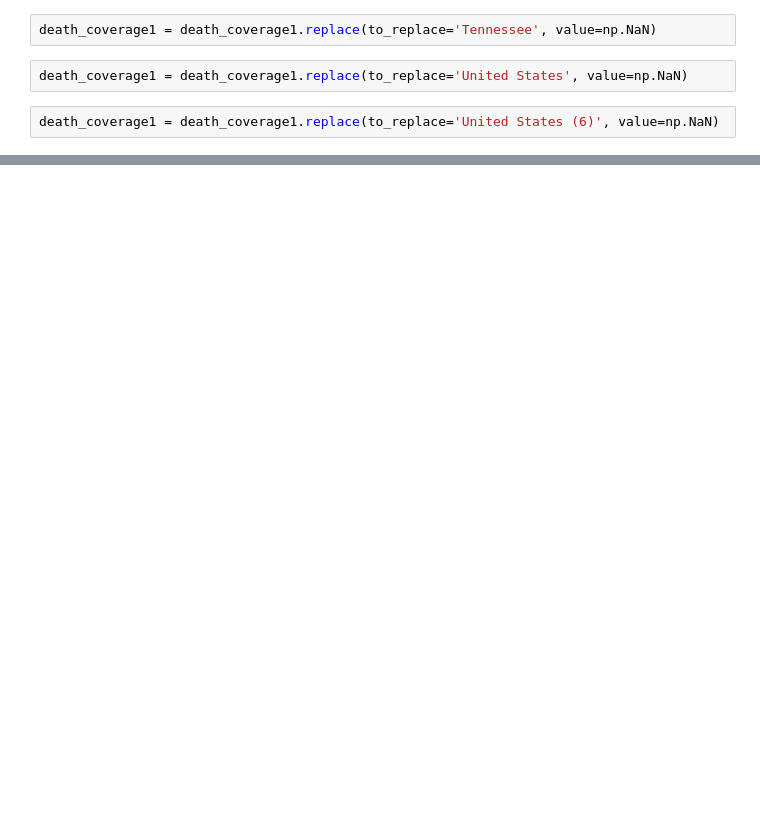
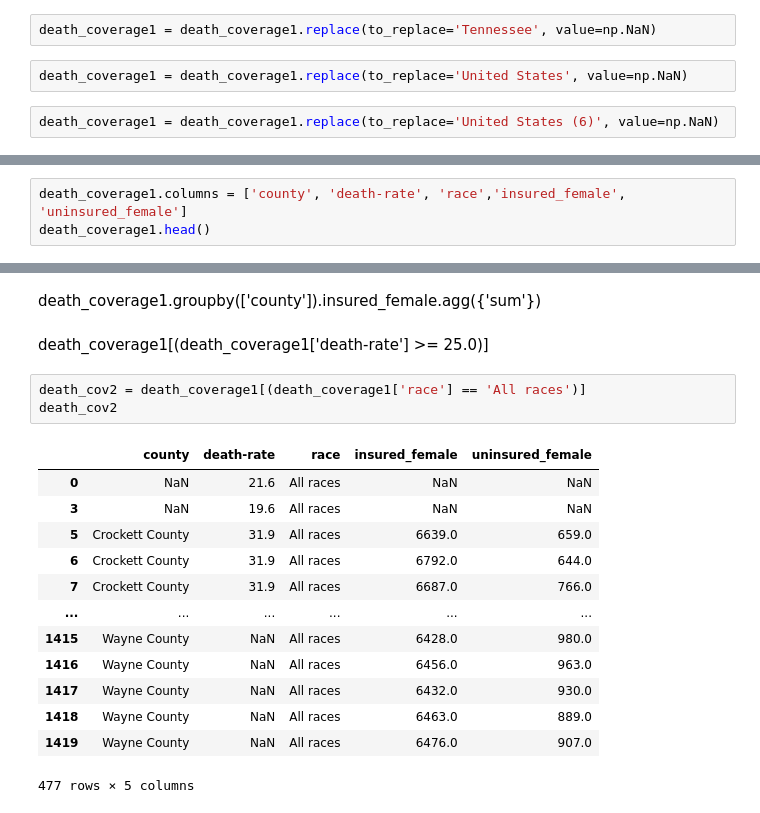
Before and after one commit to tigerbelle07/Capstone, a Jupyter notebook: notebooks/Updated Breast Cancer_Cap.ipynb, the cells around one changed output, grey strips where cells are left out. Cells and saved outputs as stored; diff of their text form; blank space fills up the shorter version.

```diff
--- a/notebooks/Updated Breast Cancer_Cap.ipynb
+++ b/notebooks/Updated Breast Cancer_Cap.ipynb
@@ -220,0 +204,3 @@ Deprecated in NumPy 1.20; for more details and guidance: https://numpy.org/devdo
+# %%
+death_coverage1.columns = ['county', 'death-rate', 'race','insured_female', 'uninsured_female']
+death_coverage1.head()
@@ -220,0 +229,21 @@ Deprecated in NumPy 1.20; for more details and guidance: https://numpy.org/devdo
+# %% [markdown]
+death_coverage1.groupby(['county']).insured_female.agg({'sum'})
+# %% [markdown]
+death_coverage1[(death_coverage1['death-rate'] >= 25.0)]
+# %%
+death_cov2 = death_coverage1[(death_coverage1['race'] == 'All races')]
+death_cov2
+# %% [output]
+|  | county | death-rate | race | insured_female | uninsured_female |
+| 0 | NaN | 21.6 | All races | NaN | NaN |
+| 3 | NaN | 19.6 | All races | NaN | NaN |
+| 5 | Crockett County | 31.9 | All races | 6639.0 | 659.0 |
+| 6 | Crockett County | 31.9 | All races | 6792.0 | 644.0 |
+| 7 | Crockett County | 31.9 | All races | 6687.0 | 766.0 |
+| ... | ... | ... | ... | ... | ... |
+| 1415 | Wayne County | NaN | All races | 6428.0 | 980.0 |
+| 1416 | Wayne County | NaN | All races | 6456.0 | 963.0 |
+| 1417 | Wayne County | NaN | All races | 6432.0 | 930.0 |
+| 1418 | Wayne County | NaN | All races | 6463.0 | 889.0 |
+| 1419 | Wayne County | NaN | All races | 6476.0 | 907.0 |
+477 rows × 5 columns
```
Also changed, not shown: parts of 15 cells of this notebook, 2 other files.
